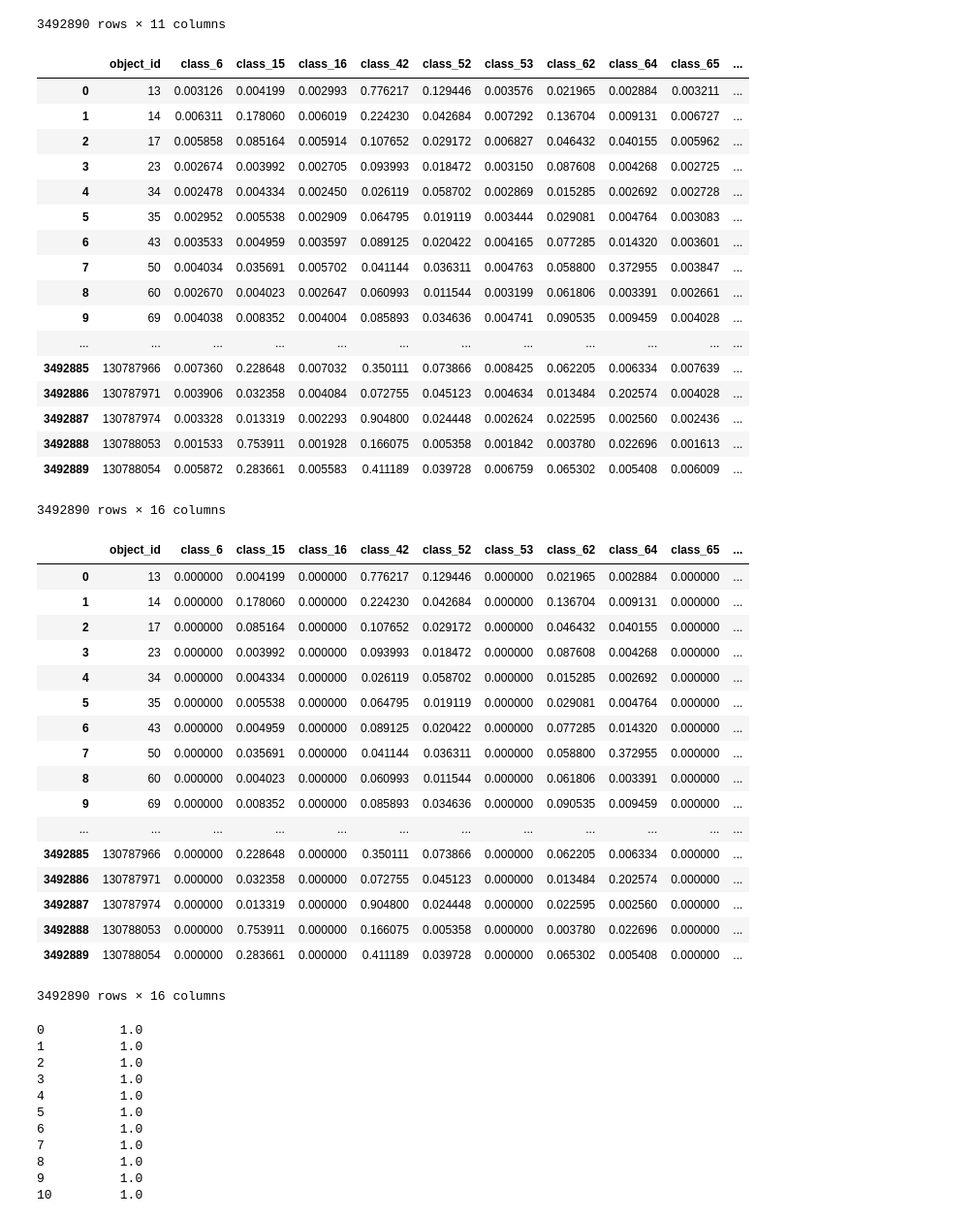
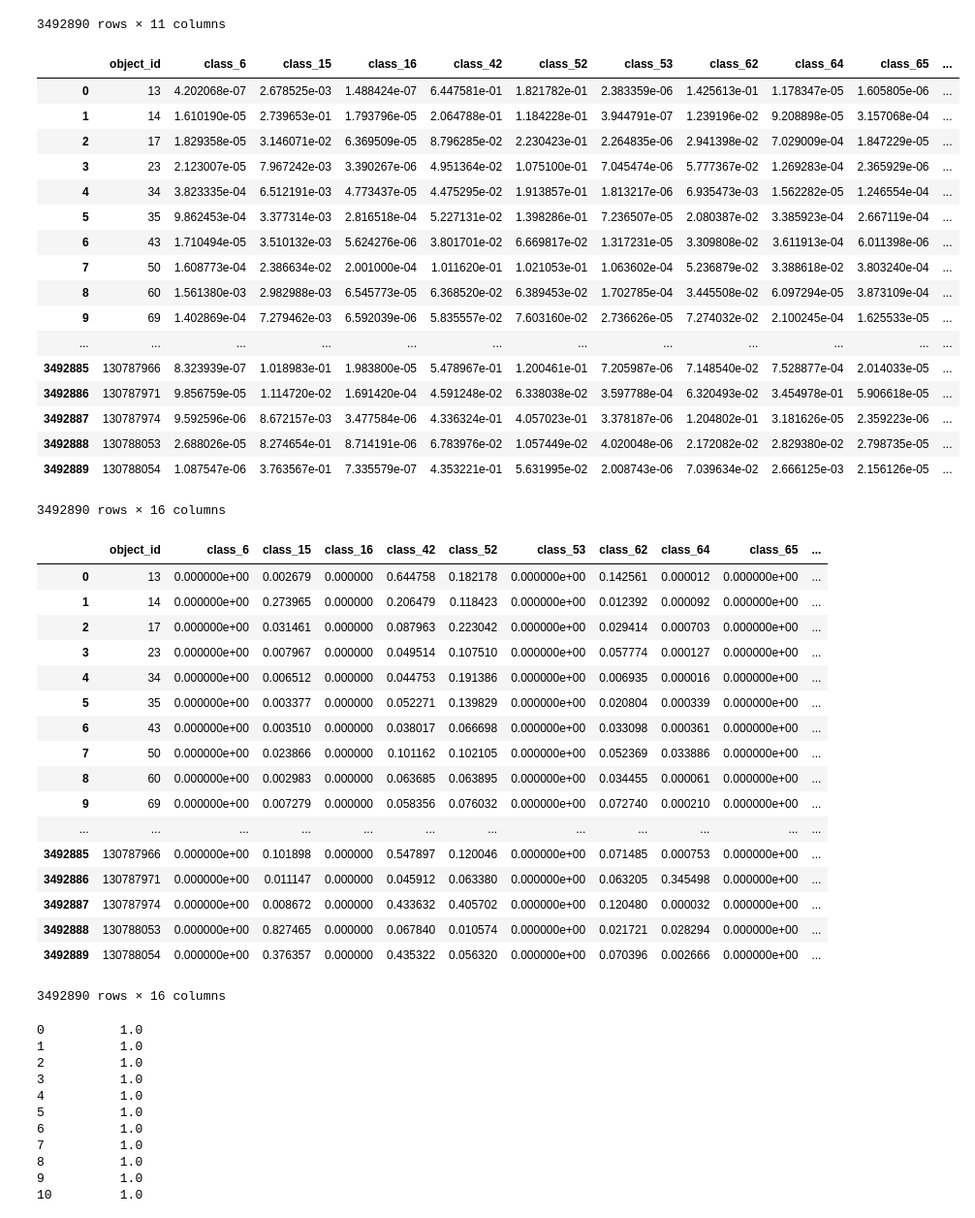
Before and after one commit to guchio3/kaggle-plasticc, a Jupyter notebook: notebook/construct_nn.ipynb, the cells around one changed output. Shown at 97% size. Saved outputs shown, nothing was run; the diff lists cells and outputs as text; code cells hidden in the pictures.

```diff
--- a/notebook/construct_nn.ipynb
+++ b/notebook/construct_nn.ipynb
@@ -1800,32 +1878,35 @@ meta_df
 # %%
 #df = pd.read_csv('../submissions/Booster_weight-multi-logloss-0.577933_2018-11-29-20-26-36.csv')
 #df = pd.read_csv('../submissions/Booster_weight-multi-logloss-0.566286_2018-12-02-11-58-49.csv')
 #df = pd.read_csv('../submissions/Booster_weight-multi-logloss-0.565583_2018-12-02-17-18-53.csv')
 #df = pd.read_csv('../submissions/Booster_weight-multi-logloss-0.564319_2018-12-03-21-33-50.csv')
 #df = pd.read_csv('../submissions/Booster_weight-multi-logloss-0.561738_2018-12-04-16-29-27.csv')
 #df = pd.read_csv('../submissions/Booster_weight-multi-logloss-0.536878_2018-12-05-22-41-21.csv')
 #df = pd.read_csv('../submissions/Booster_weight-multi-logloss-0.550968_2018-12-06-22-05-46.csv')
 #df = pd.read_csv('../submissions/Booster_weight-multi-logloss-0.499392_2018-12-08-15-34-26.csv')
-df = pd.read_csv('../submissions/Booster_weight-multi-logloss-0.551369_2018-12-09-13-05-52.csv')
+#df = pd.read_csv('../submissions/Booster_weight-multi-logloss-0.551369_2018-12-09-13-05-52.csv')
+#df = pd.read_csv('../submissions/PLASTICC_NET_weight-multi-logloss-0.603971.csv')
+#df = pd.read_csv('../submissions/PLASTICC_NET_weight-multi-logloss-0.588983.csv')
+df = pd.read_csv('../submissions/PLASTICC_NET_weight-multi-logloss-0.547902.csv')
 df
 # %% [output]
 |  | object_id | class_6 | class_15 | class_16 | class_42 | class_52 | class_53 | class_62 | class_64 | class_65 | ... |
-| 0 | 13 | 0.003126 | 0.004199 | 0.002993 | 0.776217 | 0.129446 | 0.003576 | 0.021965 | 0.002884 | 0.003211 | ... |
-| 1 | 14 | 0.006311 | 0.178060 | 0.006019 | 0.224230 | 0.042684 | 0.007292 | 0.136704 | 0.009131 | 0.006727 | ... |
-| 2 | 17 | 0.005858 | 0.085164 | 0.005914 | 0.107652 | 0.029172 | 0.006827 | 0.046432 | 0.040155 | 0.005962 | ... |
-| 3 | 23 | 0.002674 | 0.003992 | 0.002705 | 0.093993 | 0.018472 | 0.003150 | 0.087608 | 0.004268 | 0.002725 | ... |
-| 4 | 34 | 0.002478 | 0.004334 | 0.002450 | 0.026119 | 0.058702 | 0.002869 | 0.015285 | 0.002692 | 0.002728 | ... |
-| 5 | 35 | 0.002952 | 0.005538 | 0.002909 | 0.064795 | 0.019119 | 0.003444 | 0.029081 | 0.004764 | 0.003083 | ... |
-| 6 | 43 | 0.003533 | 0.004959 | 0.003597 | 0.089125 | 0.020422 | 0.004165 | 0.077285 | 0.014320 | 0.003601 | ... |
-| 7 | 50 | 0.004034 | 0.035691 | 0.005702 | 0.041144 | 0.036311 | 0.004763 | 0.058800 | 0.372955 | 0.003847 | ... |
-| 8 | 60 | 0.002670 | 0.004023 | 0.002647 | 0.060993 | 0.011544 | 0.003199 | 0.061806 | 0.003391 | 0.002661 | ... |
-| 9 | 69 | 0.004038 | 0.008352 | 0.004004 | 0.085893 | 0.034636 | 0.004741 | 0.090535 | 0.009459 | 0.004028 | ... |
+| 0 | 13 | 4.202068e-07 | 2.678525e-03 | 1.488424e-07 | 6.447581e-01 | 1.821782e-01 | 2.383359e-06 | 1.425613e-01 | 1.178347e-05 | 1.605805e-06 | ... |
+| 1 | 14 | 1.610190e-05 | 2.739653e-01 | 1.793796e-05 | 2.064788e-01 | 1.184228e-01 | 3.944791e-07 | 1.239196e-02 | 9.208898e-05 | 3.157068e-04 | ... |
+| 2 | 17 | 1.829358e-05 | 3.146071e-02 | 6.369509e-05 | 8.796285e-02 | 2.230423e-01 | 2.264835e-06 | 2.941398e-02 | 7.029009e-04 | 1.847229e-05 | ... |
+| 3 | 23 | 2.123007e-05 | 7.967242e-03 | 3.390267e-06 | 4.951364e-02 | 1.075100e-01 | 7.045474e-06 | 5.777367e-02 | 1.269283e-04 | 2.365929e-06 | ... |
+| 4 | 34 | 3.823335e-04 | 6.512191e-03 | 4.773437e-05 | 4.475295e-02 | 1.913857e-01 | 1.813217e-06 | 6.935473e-03 | 1.562282e-05 | 1.246554e-04 | ... |
+| 5 | 35 | 9.862453e-04 | 3.377314e-03 | 2.816518e-04 | 5.227131e-02 | 1.398286e-01 | 7.236507e-05 | 2.080387e-02 | 3.385923e-04 | 2.667119e-04 | ... |
+| 6 | 43 | 1.710494e-05 | 3.510132e-03 | 5.624276e-06 | 3.801701e-02 | 6.669817e-02 | 1.317231e-05 | 3.309808e-02 | 3.611913e-04 | 6.011398e-06 | ... |
+| 7 | 50 | 1.608773e-04 | 2.386634e-02 | 2.001000e-04 | 1.011620e-01 | 1.021053e-01 | 1.063602e-04 | 5.236879e-02 | 3.388618e-02 | 3.803240e-04 | ... |
+| 8 | 60 | 1.561380e-03 | 2.982988e-03 | 6.545773e-05 | 6.368520e-02 | 6.389453e-02 | 1.702785e-04 | 3.445508e-02 | 6.097294e-05 | 3.873109e-04 | ... |
+| 9 | 69 | 1.402869e-04 | 7.279462e-03 | 6.592039e-06 | 5.835557e-02 | 7.603160e-02 | 2.736626e-05 | 7.274032e-02 | 2.100245e-04 | 1.625533e-05 | ... |
 | ... | ... | ... | ... | ... | ... | ... | ... | ... | ... | ... | ... |
-| 3492885 | 130787966 | 0.007360 | 0.228648 | 0.007032 | 0.350111 | 0.073866 | 0.008425 | 0.062205 | 0.006334 | 0.007639 | ... |
-| 3492886 | 130787971 | 0.003906 | 0.032358 | 0.004084 | 0.072755 | 0.045123 | 0.004634 | 0.013484 | 0.202574 | 0.004028 | ... |
-| 3492887 | 130787974 | 0.003328 | 0.013319 | 0.002293 | 0.904800 | 0.024448 | 0.002624 | 0.022595 | 0.002560 | 0.002436 | ... |
-| 3492888 | 130788053 | 0.001533 | 0.753911 | 0.001928 | 0.166075 | 0.005358 | 0.001842 | 0.003780 | 0.022696 | 0.001613 | ... |
-| 3492889 | 130788054 | 0.005872 | 0.283661 | 0.005583 | 0.411189 | 0.039728 | 0.006759 | 0.065302 | 0.005408 | 0.006009 | ... |
+| 3492885 | 130787966 | 8.323939e-07 | 1.018983e-01 | 1.983800e-05 | 5.478967e-01 | 1.200461e-01 | 7.205987e-06 | 7.148540e-02 | 7.528877e-04 | 2.014033e-05 | ... |
+| 3492886 | 130787971 | 9.856759e-05 | 1.114720e-02 | 1.691420e-04 | 4.591248e-02 | 6.338038e-02 | 3.597788e-04 | 6.320493e-02 | 3.454978e-01 | 5.906618e-05 | ... |
+| 3492887 | 130787974 | 9.592596e-06 | 8.672157e-03 | 3.477584e-06 | 4.336324e-01 | 4.057023e-01 | 3.378187e-06 | 1.204802e-01 | 3.181626e-05 | 2.359223e-06 | ... |
+| 3492888 | 130788053 | 2.688026e-05 | 8.274654e-01 | 8.714191e-06 | 6.783976e-02 | 1.057449e-02 | 4.020048e-06 | 2.172082e-02 | 2.829380e-02 | 2.798735e-05 | ... |
+| 3492889 | 130788054 | 1.087547e-06 | 3.763567e-01 | 7.335579e-07 | 4.353221e-01 | 5.631995e-02 | 2.008743e-06 | 7.039634e-02 | 2.666125e-03 | 2.156126e-05 | ... |
 3492890 rows × 16 columns
 # %%
 df.loc[df[meta_df.distmod.isnull()].index, ['class_15', 'class_42', 'class_52', 'class_62', 'class_64', 'class_67', 'class_88', 'class_90', 'class_95']] = 0.
@@ -1833,22 +1914,22 @@ df.loc[df[meta_df.distmod.notnull()].index, ['class_6', 'class_16', 'class_53',
 df
 # %% [output]
 |  | object_id | class_6 | class_15 | class_16 | class_42 | class_52 | class_53 | class_62 | class_64 | class_65 | ... |
-| 0 | 13 | 0.000000 | 0.004199 | 0.000000 | 0.776217 | 0.129446 | 0.000000 | 0.021965 | 0.002884 | 0.000000 | ... |
-| 1 | 14 | 0.000000 | 0.178060 | 0.000000 | 0.224230 | 0.042684 | 0.000000 | 0.136704 | 0.009131 | 0.000000 | ... |
-| 2 | 17 | 0.000000 | 0.085164 | 0.000000 | 0.107652 | 0.029172 | 0.000000 | 0.046432 | 0.040155 | 0.000000 | ... |
-| 3 | 23 | 0.000000 | 0.003992 | 0.000000 | 0.093993 | 0.018472 | 0.000000 | 0.087608 | 0.004268 | 0.000000 | ... |
-| 4 | 34 | 0.000000 | 0.004334 | 0.000000 | 0.026119 | 0.058702 | 0.000000 | 0.015285 | 0.002692 | 0.000000 | ... |
-| 5 | 35 | 0.000000 | 0.005538 | 0.000000 | 0.064795 | 0.019119 | 0.000000 | 0.029081 | 0.004764 | 0.000000 | ... |
-| 6 | 43 | 0.000000 | 0.004959 | 0.000000 | 0.089125 | 0.020422 | 0.000000 | 0.077285 | 0.014320 | 0.000000 | ... |
-| 7 | 50 | 0.000000 | 0.035691 | 0.000000 | 0.041144 | 0.036311 | 0.000000 | 0.058800 | 0.372955 | 0.000000 | ... |
-| 8 | 60 | 0.000000 | 0.004023 | 0.000000 | 0.060993 | 0.011544 | 0.000000 | 0.061806 | 0.003391 | 0.000000 | ... |
-| 9 | 69 | 0.000000 | 0.008352 | 0.000000 | 0.085893 | 0.034636 | 0.000000 | 0.090535 | 0.009459 | 0.000000 | ... |
+| 0 | 13 | 0.000000e+00 | 0.002679 | 0.000000 | 0.644758 | 0.182178 | 0.000000e+00 | 0.142561 | 0.000012 | 0.000000e+00 | ... |
+| 1 | 14 | 0.000000e+00 | 0.273965 | 0.000000 | 0.206479 | 0.118423 | 0.000000e+00 | 0.012392 | 0.000092 | 0.000000e+00 | ... |
+| 2 | 17 | 0.000000e+00 | 0.031461 | 0.000000 | 0.087963 | 0.223042 | 0.000000e+00 | 0.029414 | 0.000703 | 0.000000e+00 | ... |
+| 3 | 23 | 0.000000e+00 | 0.007967 | 0.000000 | 0.049514 | 0.107510 | 0.000000e+00 | 0.057774 | 0.000127 | 0.000000e+00 | ... |
+| 4 | 34 | 0.000000e+00 | 0.006512 | 0.000000 | 0.044753 | 0.191386 | 0.000000e+00 | 0.006935 | 0.000016 | 0.000000e+00 | ... |
+| 5 | 35 | 0.000000e+00 | 0.003377 | 0.000000 | 0.052271 | 0.139829 | 0.000000e+00 | 0.020804 | 0.000339 | 0.000000e+00 | ... |
+| 6 | 43 | 0.000000e+00 | 0.003510 | 0.000000 | 0.038017 | 0.066698 | 0.000000e+00 | 0.033098 | 0.000361 | 0.000000e+00 | ... |
+| 7 | 50 | 0.000000e+00 | 0.023866 | 0.000000 | 0.101162 | 0.102105 | 0.000000e+00 | 0.052369 | 0.033886 | 0.000000e+00 | ... |
+| 8 | 60 | 0.000000e+00 | 0.002983 | 0.000000 | 0.063685 | 0.063895 | 0.000000e+00 | 0.034455 | 0.000061 | 0.000000e+00 | ... |
+| 9 | 69 | 0.000000e+00 | 0.007279 | 0.000000 | 0.058356 | 0.076032 | 0.000000e+00 | 0.072740 | 0.000210 | 0.000000e+00 | ... |
 | ... | ... | ... | ... | ... | ... | ... | ... | ... | ... | ... | ... |
-| 3492885 | 130787966 | 0.000000 | 0.228648 | 0.000000 | 0.350111 | 0.073866 | 0.000000 | 0.062205 | 0.006334 | 0.000000 | ... |
-| 3492886 | 130787971 | 0.000000 | 0.032358 | 0.000000 | 0.072755 | 0.045123 | 0.000000 | 0.013484 | 0.202574 | 0.000000 | ... |
-| 3492887 | 130787974 | 0.000000 | 0.013319 | 0.000000 | 0.904800 | 0.024448 | 0.000000 | 0.022595 | 0.002560 | 0.000000 | ... |
-| 3492888 | 130788053 | 0.000000 | 0.753911 | 0.000000 | 0.166075 | 0.005358 | 0.000000 | 0.003780 | 0.022696 | 0.000000 | ... |
-| 3492889 | 130788054 | 0.000000 | 0.283661 | 0.000000 | 0.411189 | 0.039728 | 0.000000 | 0.065302 | 0.005408 | 0.000000 | ... |
+| 3492885 | 130787966 | 0.000000e+00 | 0.101898 | 0.000000 | 0.547897 | 0.120046 | 0.000000e+00 | 0.071485 | 0.000753 | 0.000000e+00 | ... |
+| 3492886 | 130787971 | 0.000000e+00 | 0.011147 | 0.000000 | 0.045912 | 0.063380 | 0.000000e+00 | 0.063205 | 0.345498 | 0.000000e+00 | ... |
+| 3492887 | 130787974 | 0.000000e+00 | 0.008672 | 0.000000 | 0.433632 | 0.405702 | 0.000000e+00 | 0.120480 | 0.000032 | 0.000000e+00 | ... |
+| 3492888 | 130788053 | 0.000000e+00 | 0.827465 | 0.000000 | 0.067840 | 0.010574 | 0.000000e+00 | 0.021721 | 0.028294 | 0.000000e+00 | ... |
+| 3492889 | 130788054 | 0.000000e+00 | 0.376357 | 0.000000 | 0.435322 | 0.056320 | 0.000000e+00 | 0.070396 | 0.002666 | 0.000000e+00 | ... |
 3492890 rows × 16 columns
 # %%
 classes = ['class_6', 'class_15', 'class_16', 'class_42', 'class_52', 'class_53', 'class_62', 'class_64', 'class_65', 'class_67', 'class_88', 'class_90', 'class_92', 'class_95']
```
Also changed, not shown: parts of 87 cells of this notebook, 11 other files.
